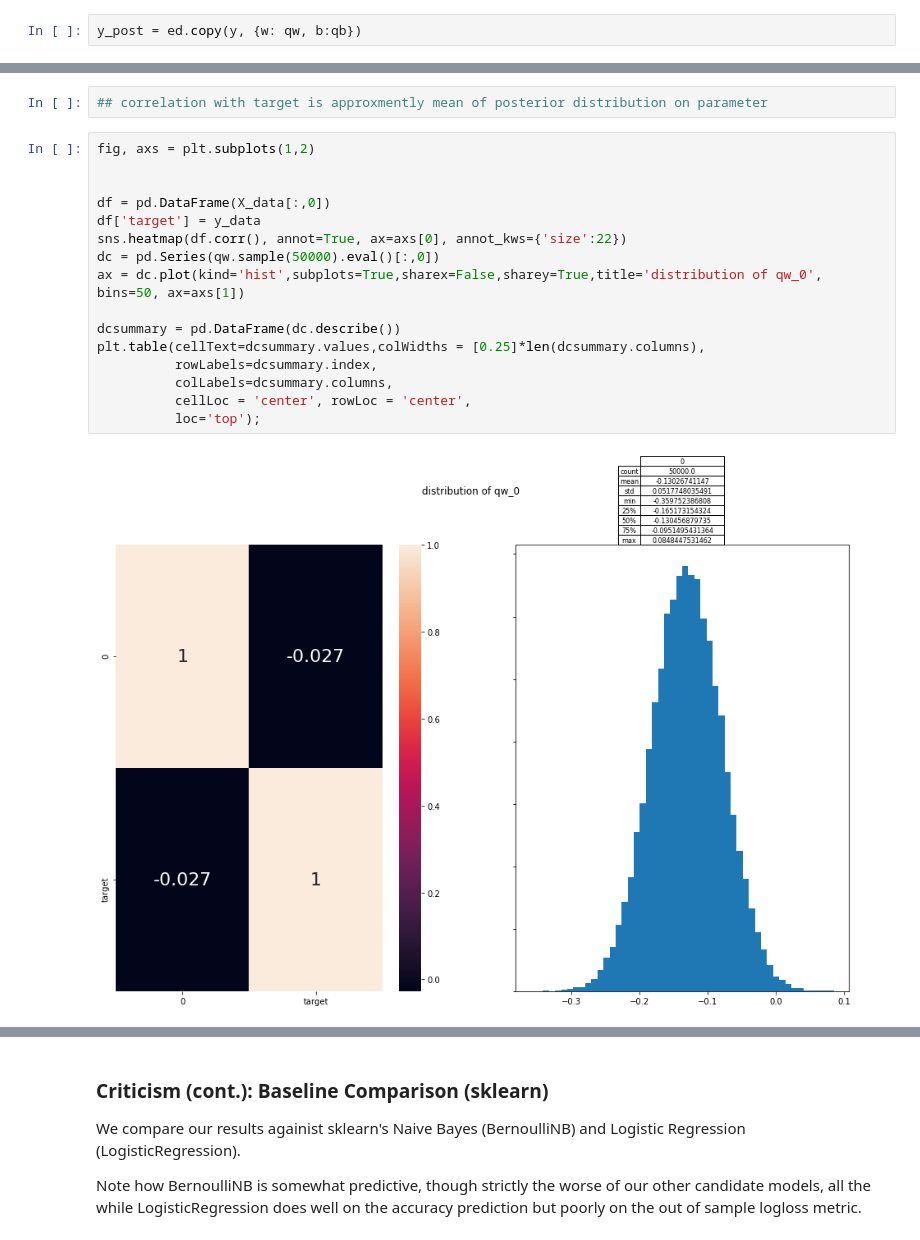
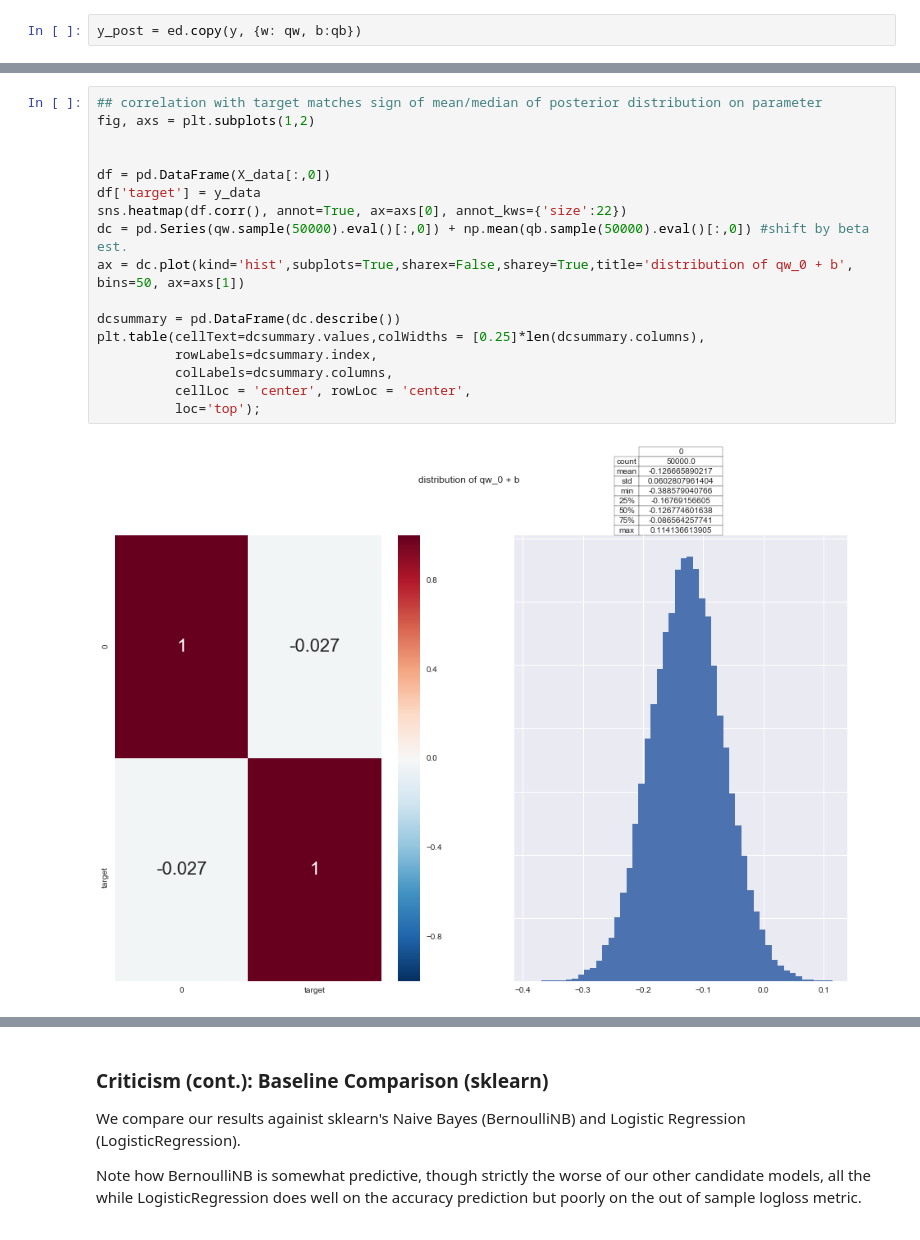
Before and after one commit to felcianofsantos/bayesian-forecast, a Jupyter notebook: notebook/bayesian-forecast.ipynb, the cells around one changed output, grey strips where cells are left out. Drawn from its saved outputs; the diff is of its cells as text.

```diff
--- a/notebook/bayesian-forecast.ipynb
+++ b/notebook/bayesian-forecast.ipynb
@@ -302,23 +267,22 @@ ed.ppc(lambda xs, zs: tf.reduce_mean(tf.cast(xs[x_post], tf.float32)), data={x_p
-# %%
-## correlation with target is approxmently mean of posterior distribution on parameter
 # %%
+## correlation with target matches sign of mean/median of posterior distribution on parameter
 fig, axs = plt.subplots(1,2)
 
 
 df = pd.DataFrame(X_data[:,0])
 df['target'] = y_data
 sns.heatmap(df.corr(), annot=True, ax=axs[0], annot_kws={'size':22})
-dc = pd.Series(qw.sample(50000).eval()[:,0])
-ax = dc.plot(kind='hist',subplots=True,sharex=False,sharey=True,title='distribution of qw_0', bins=50, ax=axs[1])
+dc = pd.Series(qw.sample(50000).eval()[:,0]) + np.mean(qb.sample(50000).eval()[:,0]) #shift by beta est.
+ax = dc.plot(kind='hist',subplots=True,sharex=False,sharey=True,title='distribution of qw_0 + b', bins=50, ax=axs[1])
 
 dcsummary = pd.DataFrame(dc.describe())
 plt.table(cellText=dcsummary.values,colWidths = [0.25]*len(dcsummary.columns),
           rowLabels=dcsummary.index,
           colLabels=dcsummary.columns,
           cellLoc = 'center', rowLoc = 'center',
           loc='top');
 # %% [output]
-[figure, old version]
+[figure, new version]
 # %%
 dcsummary
 # %% [output]
```
Also changed, not shown: parts of 57 cells of this notebook, 2 other files.
